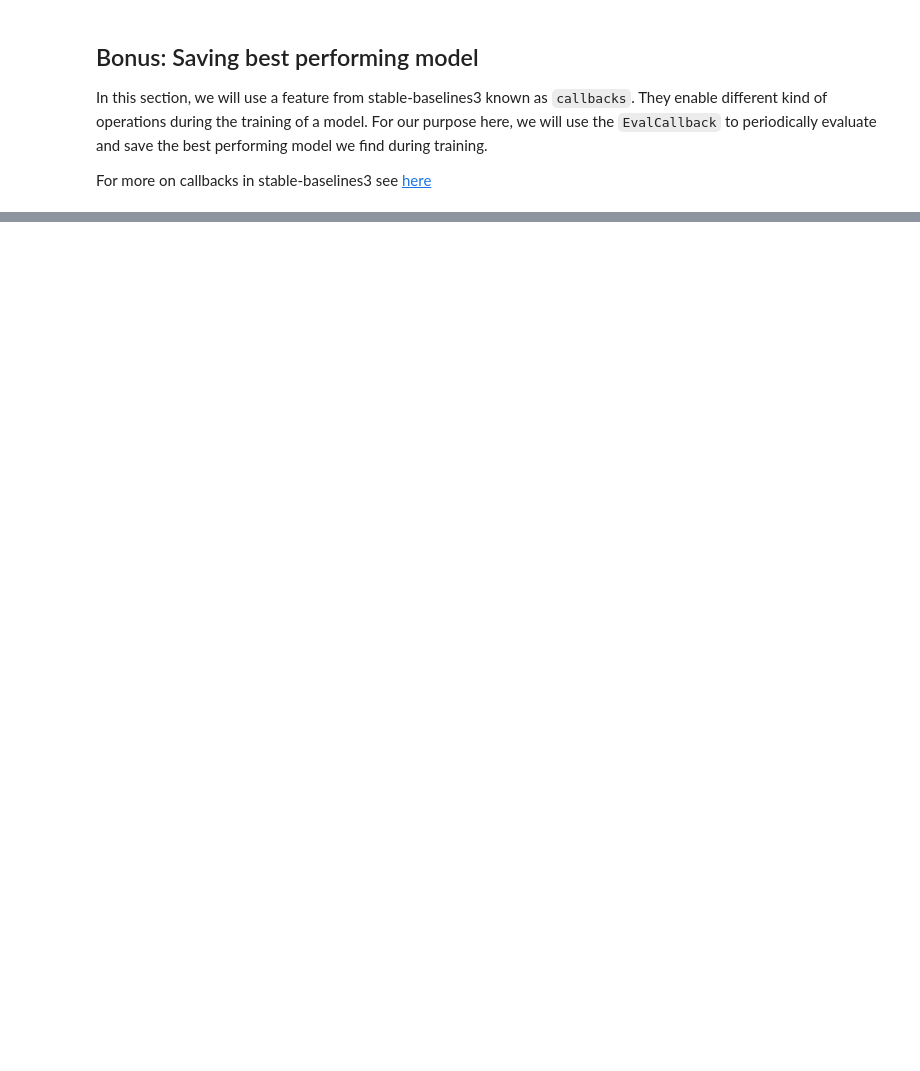
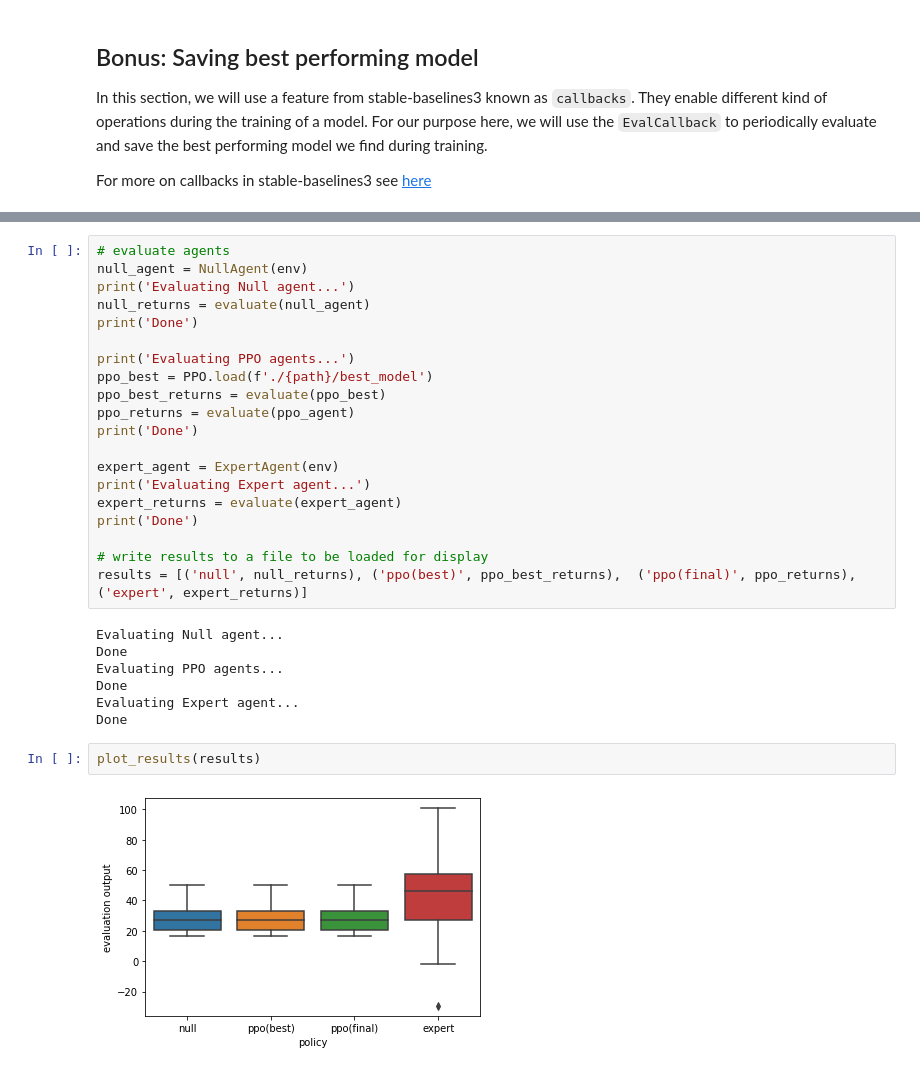
Before and after one commit to siriusted/gym-dssat-notebooks, a Jupyter notebook: Package_installation_on_colab.ipynb, the cells around one changed output, grey strips where cells are left out. Saved outputs shown, nothing was run; the diff lists cells and outputs as text; blank space fills up the shorter version.

```diff
--- a/Package_installation_on_colab.ipynb
+++ b/Package_installation_on_colab.ipynb
@@ -272,0 +353,31 @@ For more on callbacks in stable-baselines3 see [here](https://stable-baselines3.
+# %%
+# evaluate agents
+null_agent = NullAgent(env)
+print('Evaluating Null agent...')
+null_returns = evaluate(null_agent)
+print('Done')
+
+print('Evaluating PPO agents...')
+ppo_best = PPO.load(f'./{path}/best_model')
+ppo_best_returns = evaluate(ppo_best)
+ppo_returns = evaluate(ppo_agent)
+print('Done')
+
+expert_agent = ExpertAgent(env)
+print('Evaluating Expert agent...')
+expert_returns = evaluate(expert_agent)
+print('Done')
+
+# write results to a file to be loaded for display
+results = [('null', null_returns), ('ppo(best)', ppo_best_returns),  ('ppo(final)', ppo_returns), ('expert', expert_returns)]
+# %% [output]
+Evaluating Null agent...
+Done
+Evaluating PPO agents...
+Done
+Evaluating Expert agent...
+Done
+# %%
+plot_results(results)
+# %% [output]
+[figure, added]
```
Also changed, not shown: parts of 19 cells of this notebook.
